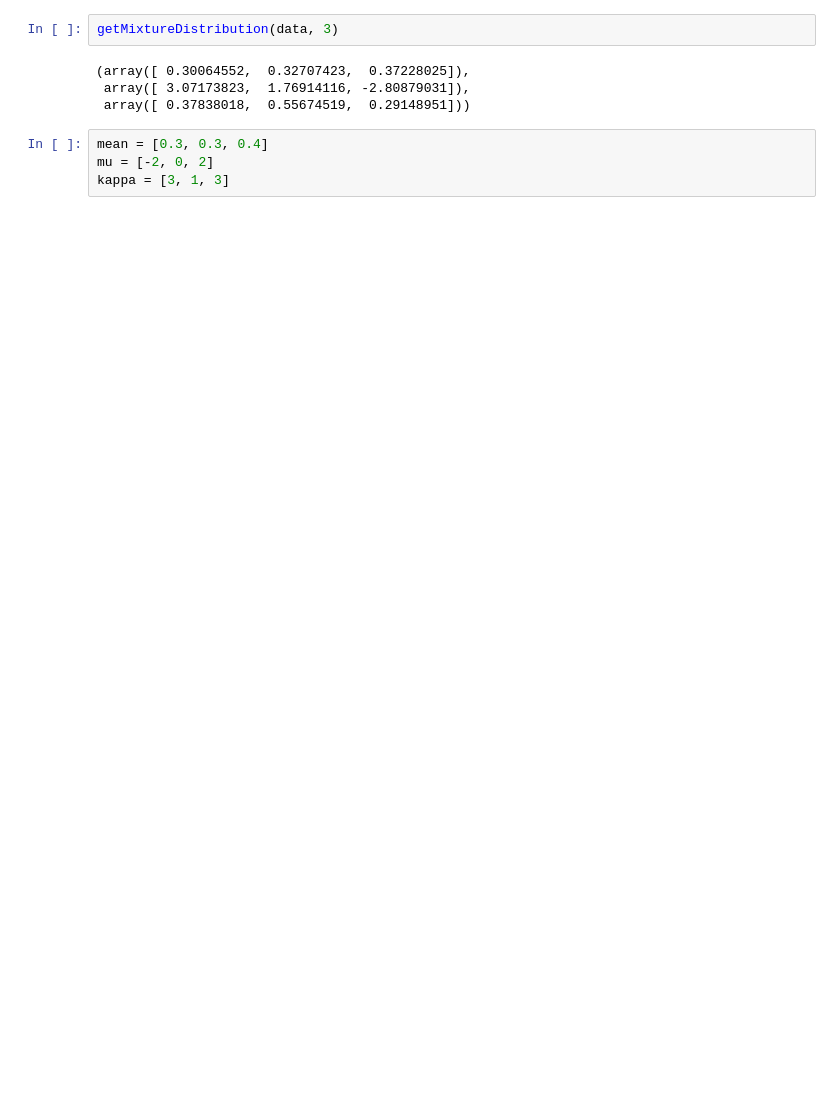
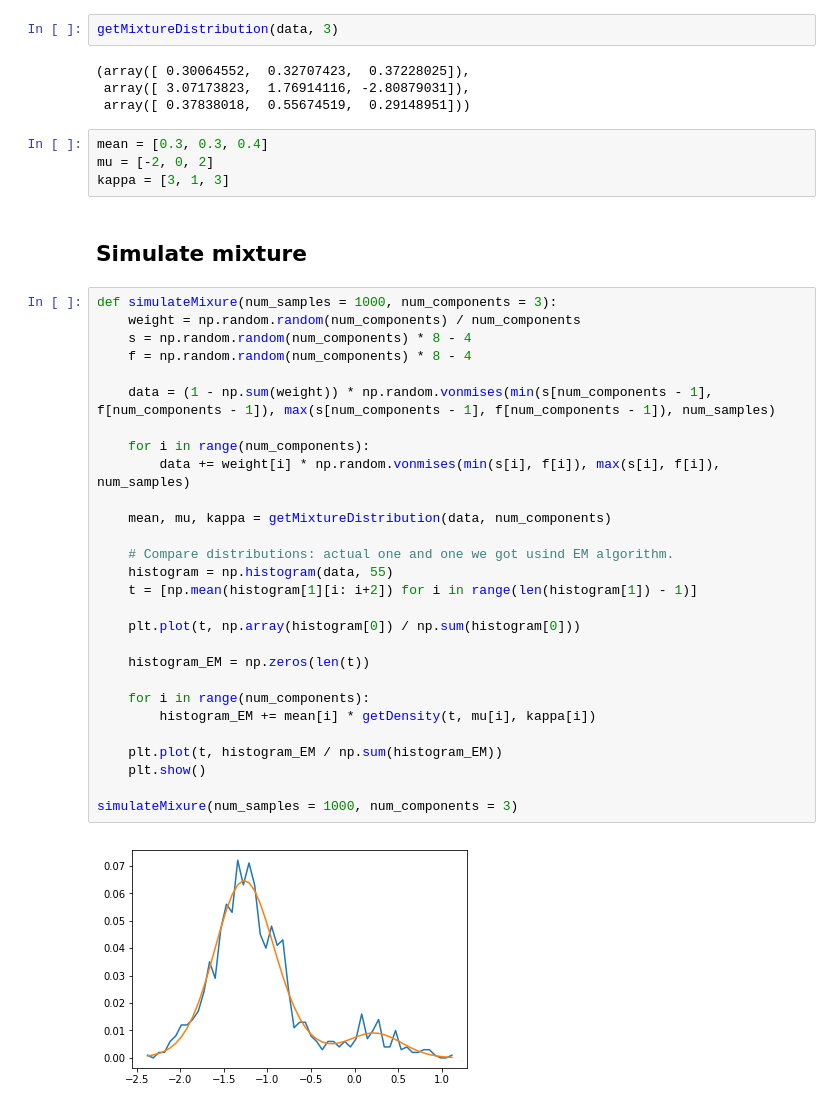
Before and after one commit to juli31/ProbabilisticDataMining, a Jupyter notebook: lab1/LAB1.ipynb, the cells around one changed output. Cells and saved outputs as stored; diff of their text form; blank space fills up the shorter version.

Commit message:
LAB 1 modified
Add random von Mises simulation

```diff
--- a/lab1/LAB1.ipynb
+++ b/lab1/LAB1.ipynb
@@ -441,3 +446,35 @@ getMixtureDistribution(data, 3)
 mean = [0.3, 0.3, 0.4]
 mu = [-2, 0, 2]
 kappa = [3, 1, 3]
+# %% [markdown]
+## Simulate mixture
+# %%
+def simulateMixure(num_samples = 1000, num_components = 3):
+    weight = np.random.random(num_components) / num_components
+    s = np.random.random(num_components) * 8 - 4
+    f = np.random.random(num_components) * 8 - 4
+
+    data = (1 - np.sum(weight)) * np.random.vonmises(min(s[num_components - 1], f[num_components - 1]), max(s[num_components - 1], f[num_components - 1]), num_samples)
+
+    for i in range(num_components):
+        data += weight[i] * np.random.vonmises(min(s[i], f[i]), max(s[i], f[i]), num_samples)
+
+    mean, mu, kappa = getMixtureDistribution(data, num_components)
+
+    # Compare distributions: actual one and one we got usind EM algorithm.
+    histogram = np.histogram(data, 55)
+    t = [np.mean(histogram[1][i: i+2]) for i in range(len(histogram[1]) - 1)]
+
+    plt.plot(t, np.array(histogram[0]) / np.sum(histogram[0]))
+
+    histogram_EM = np.zeros(len(t))
+
+    for i in range(num_components):
+        histogram_EM += mean[i] * getDensity(t, mu[i], kappa[i])
+
+    plt.plot(t, histogram_EM / np.sum(histogram_EM))
+    plt.show()
+
+simulateMixure(num_samples = 1000, num_components = 3)
+# %% [output]
+[figure, added]
```
Also changed, not shown: parts of 1 cell of this notebook.
